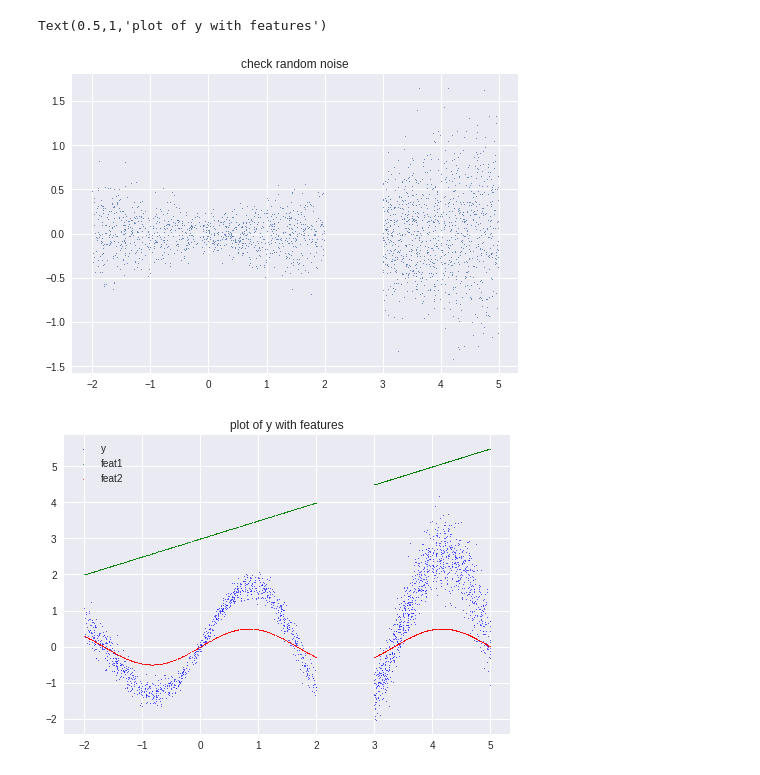
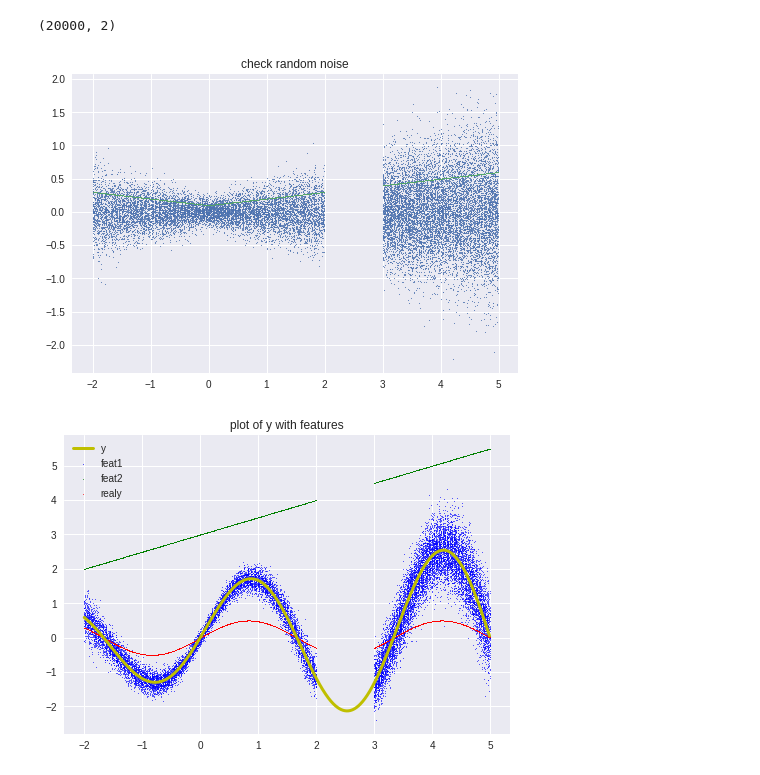
Before and after one commit to dragonheat123/nll_tryout, a Jupyter notebook: NLLexample.ipynb, the cells around one changed output. Cells and saved outputs as stored; diff of their text form; code cells hidden in the pictures.

```diff
--- a/NLLexample.ipynb
+++ b/NLLexample.ipynb
@@ -15,31 +22,45 @@ heteroscedasticity (also spelled heteroskedasticity) refers to the circumstance
 # %%
 ### here we sample x
-x1 = np.random.randint(-200,200,1000)/100
-x2 = np.random.randint(300,500,1000)/100
+x1 = np.random.randint(-200,200,10000)/100
+x2 = np.random.randint(300,500,10000)/100
+x1= x1.reshape(len(x1),1)
+x2 = x2.reshape(len(x2),1)
 xrange = np.concatenate((x1,x2),axis=0)
 np.shape(xrange)  ##xrange ranges from -2 to 5
-noise_funct = np.random.normal(0,0.1*np.abs(xrange)+0.1) #more uncertainty at the edges
 
 ###generate random noise
+noise_funct = np.random.normal(0,0.1*np.abs(xrange)+0.1) #more uncertainty at the edges
 plt.figure(1)
 plt.scatter(xrange,noise_funct,s=0.5)
+plt.scatter(xrange,0.1*np.abs(xrange)+0.1,s=0.1)
 plt.title('check random noise')
 
-### assume small noise in features
+### make features from xrange
 feat1 = 0.5*xrange+3
 feat2 = 0.5*np.sin(0.6*np.pi*xrange)
 y = feat1*feat2 + noise_funct
+y = y.astype('float32')
+realx = np.arange(-2,5,0.01)
+realx = realx.reshape(len(realx),1)
+realy = (0.5*realx+3)*0.5*np.sin(0.6*np.pi*realx)
+realx_c = np.concatenate((0.5*realx+3,0.5*np.sin(0.6*np.pi*realx)),axis=1)
+realx_c = realx_c.astype('float32')
 
 plt.figure(2)
 plt.scatter(xrange,y,s=0.3,c='b')
 plt.scatter(xrange,feat1,s=0.3,c='g')
 plt.scatter(xrange,feat2,s=0.3,c='r')
-plt.legend(['y','feat1','feat2'])
+plt.plot(realx,realy,color='y',linewidth=3)
+plt.legend(['y','feat1','feat2','realy'])
 plt.title('plot of y with features')
+
+x_input = np.concatenate((feat1,feat2),axis=1)
+x_input = x_input.astype('float32')
+np.shape(x_input)
 # %% [output]
-Text(0.5,1,'plot of y with features')
+(20000, 2)
-[figure, old version]
+[figure, new version]
-[figure, old version]
+[figure, new version]
 # %% [markdown]
 To find the optimal values for the parameters, we maximise the log likelihood function of the model.
 We assume that the output error is generated by a gaussian distribution:
```
Also changed, not shown: parts of 7 cells of this notebook.
